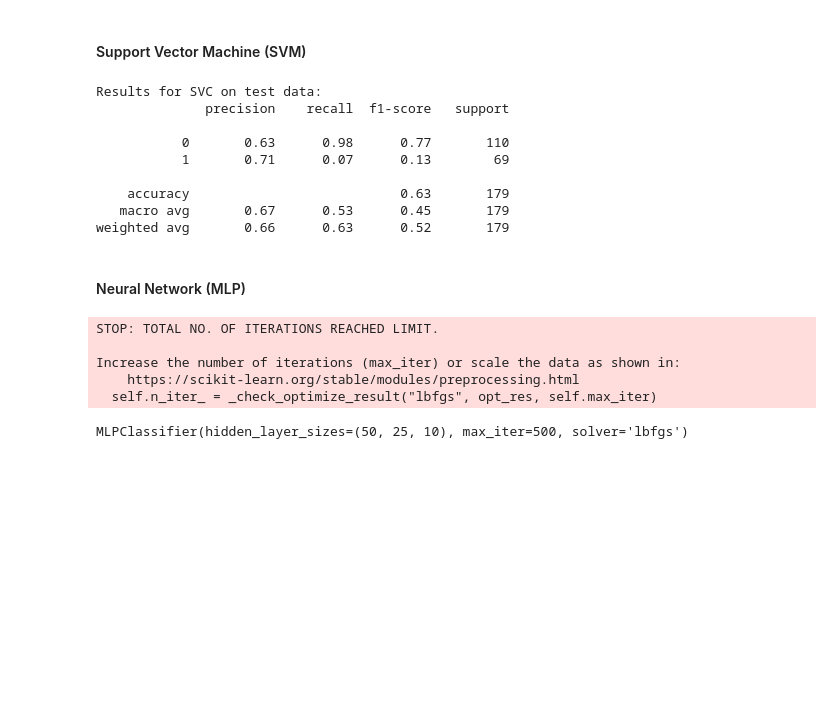
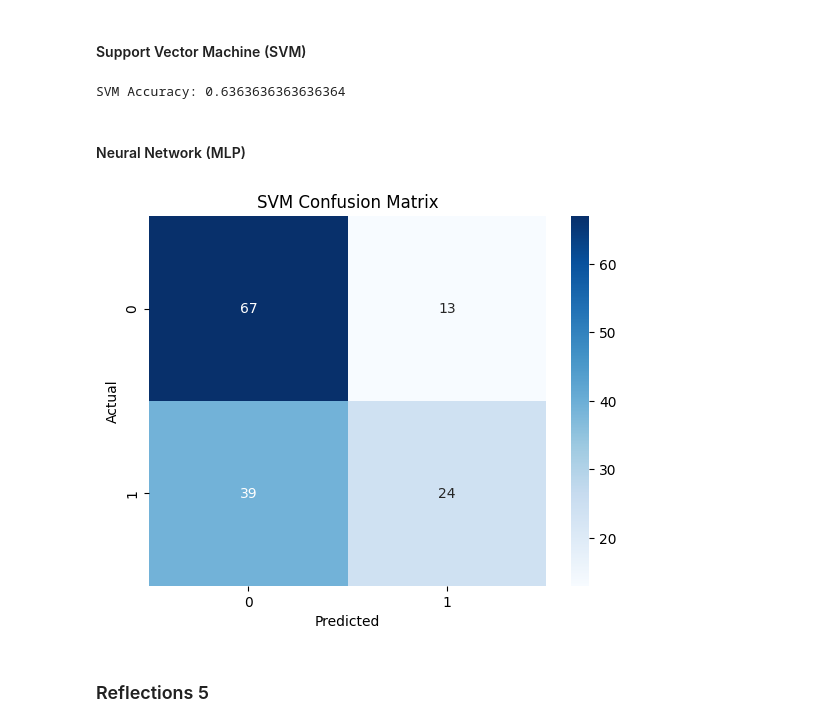
Before and after one commit to kersha0530/applied-ml-kersha, a Jupyter notebook: lab03/ml03_kbroussard.ipynb, the cells around one changed output. Saved outputs shown, nothing was run; the diff lists cells and outputs as text; code cells hidden in the pictures; blank space fills up the shorter version.

```diff
--- a/lab03/ml03_kbroussard.ipynb
+++ b/lab03/ml03_kbroussard.ipynb
@@ -360,30 +360,60 @@ The F1-score was the highest, meaning the model balanced precision and recall be
 # %% [markdown]
 #### Support Vector Machine (SVM)
 # %%
+import pandas as pd
+import seaborn as sns
+from sklearn.model_selection import train_test_split
+from sklearn.svm import SVC
+from sklearn.metrics import accuracy_score
+
+# Load Titanic dataset from seaborn
+titanic = sns.load_dataset("titanic")
+
+# Drop columns we don't need
+titanic = titanic.drop(['deck', 'embark_town', 'alive', 'class', 'who', 'adult_male', 'alone'], axis=1)
+
+# Drop rows with missing key data
+titanic = titanic.dropna(subset=['survived', 'sex', 'age', 'embarked'])
+
+# Fill missing values
+titanic['age'] = titanic['age'].fillna(titanic['age'].median())
+titanic['fare'] = titanic['fare'].fillna(titanic['fare'].median())
+
+# Set up X and y
+X = pd.get_dummies(titanic.drop('survived', axis=1), drop_first=True)
+y = titanic['survived']
+
+# 5.2
+# Train/test split
+X_train, X_test, y_train, y_test = train_test_split(X, y, test_size=0.2, random_state=42)
+
+# Train the SVM model
 svc_model = SVC(kernel='rbf')
 svc_model.fit(X_train, y_train)
-y_pred_svc = svc_model.predict(X_test)
-print("Results for SVC on test data:")
-print(classification_report(y_test, y_pred_svc))
+
+# Make predictions
+y_pred = svc_model.predict(X_test)
+
+# Evaluate
+accuracy = accuracy_score(y_test, y_pred)
+print("SVM Accuracy:", accuracy)
 # %% [output]
-Results for SVC on test data:
-              precision    recall  f1-score   support
-
-           0       0.63      0.98      0.77       110
-           1       0.71      0.07      0.13        69
-
-    accuracy                           0.63       179
-   macro avg       0.67      0.53      0.45       179
-weighted avg       0.66      0.63      0.52       179
+SVM Accuracy: 0.6363636363636364
 # %% [markdown]
 #### Neural Network (MLP)
 # %%
-nn_model = MLPClassifier(hidden_layer_sizes=(50, 25, 10), solver='lbfgs', max_iter=1000)
-nn_model.fit(X_train, y_train)
+from sklearn.metrics import confusion_matrix
+import seaborn as sns
+import matplotlib.pyplot as plt
+
+# Plot confusion matrix using correct prediction variable
+cm_svc = confusion_matrix(y_test, y_pred)
+sns.heatmap(cm_svc, annot=True, cmap='Blues', fmt='g')
+plt.xlabel('Predicted')
+plt.ylabel('Actual')
+plt.title('SVM Confusion Matrix')
+plt.show()
 # %% [output]
-STOP: TOTAL NO. OF ITERATIONS REACHED LIMIT.
-
-Increase the number of iterations (max_iter) or scale the data as shown in:
-    https://scikit-learn.org/stable/modules/preprocessing.html
-  self.n_iter_ = _check_optimize_result("lbfgs", opt_res, self.max_iter)
-MLPClassifier(hidden_layer_sizes=(50, 25, 10), max_iter=500, solver='lbfgs')
+[figure, added]
+# %% [markdown]
+### Reflections 5
```
Also changed, not shown: parts of 18 cells of this notebook.
